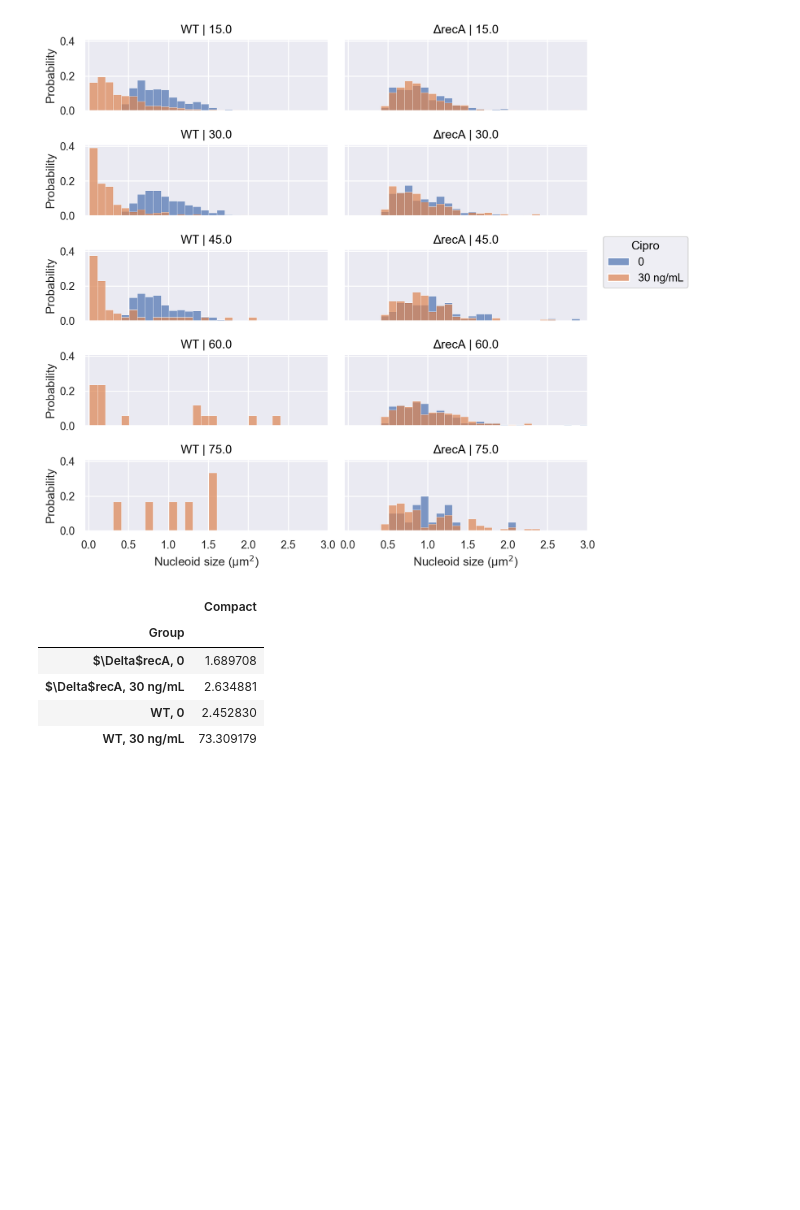
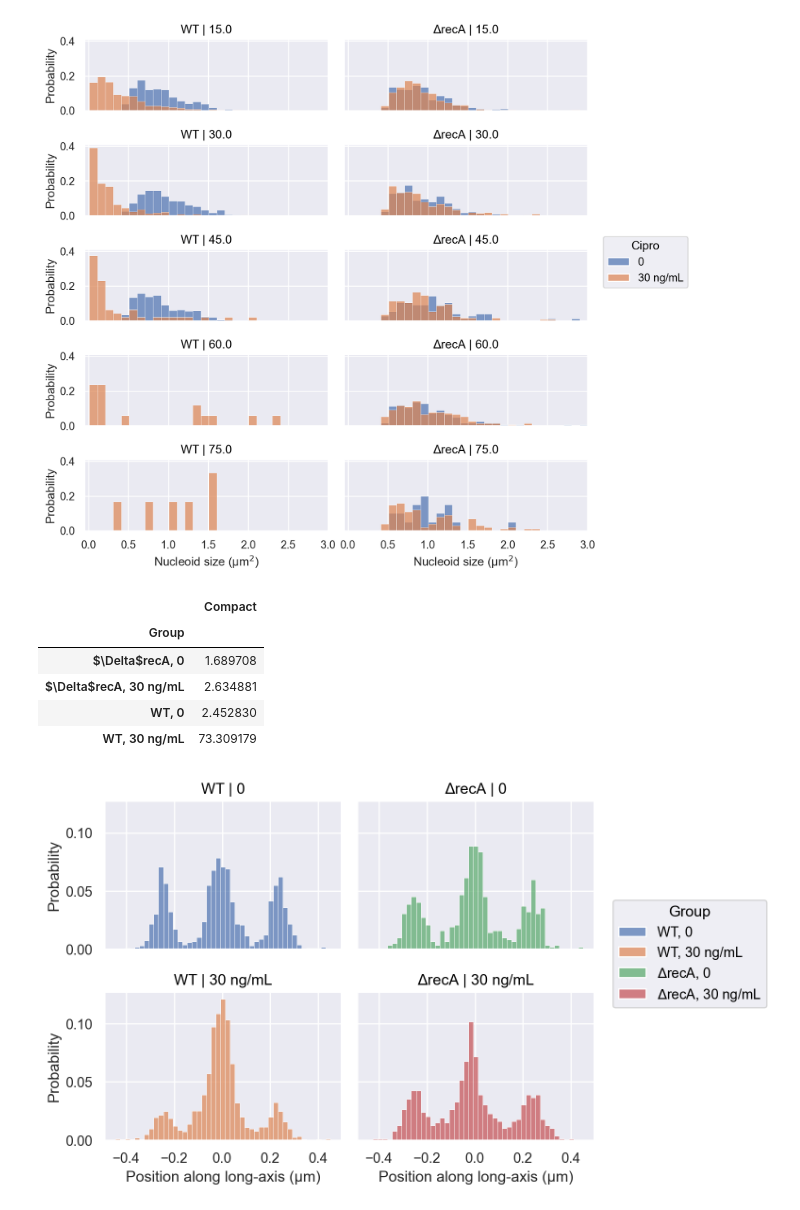
Before and after one commit to DanielThedie/RecB_article, a Jupyter notebook: Notebooks/3_Mutants/Sytox_data.ipynb, the cells around one changed output. Drawn from its saved outputs; the diff is of its cells as text; code cells hidden in the pictures; blank space fills up the shorter version.

Commit message:
Data exploration

```diff
--- a/Notebooks/3_Mutants/Sytox_data.ipynb
+++ b/Notebooks/3_Mutants/Sytox_data.ipynb
@@ -66,3 +69,17 @@ display(df)
 | $\Delta$recA, 30 ng/mL | 2.634881 |
 | WT, 0 | 2.452830 |
 | WT, 30 ng/mL | 73.309179 |
+# %%
+df = (data
+      .Nucleoid
+      .assign(longCell=lambda df: df.SpineLength > 2.5)
+      )
+
+(
+    so.Plot(df, x='normLongCoord', color='Group')
+    .facet(col='Strain', row='Cipro')
+    .add(so.Bars(), so.Hist(stat='probability', binwidth=0.02, common_norm=False))
+    .label(x='Position along long-axis (µm)', y='Probability')
+)
+# %% [output]
+[figure, added]
```
Also changed, not shown: parts of 6 cells of this notebook.
